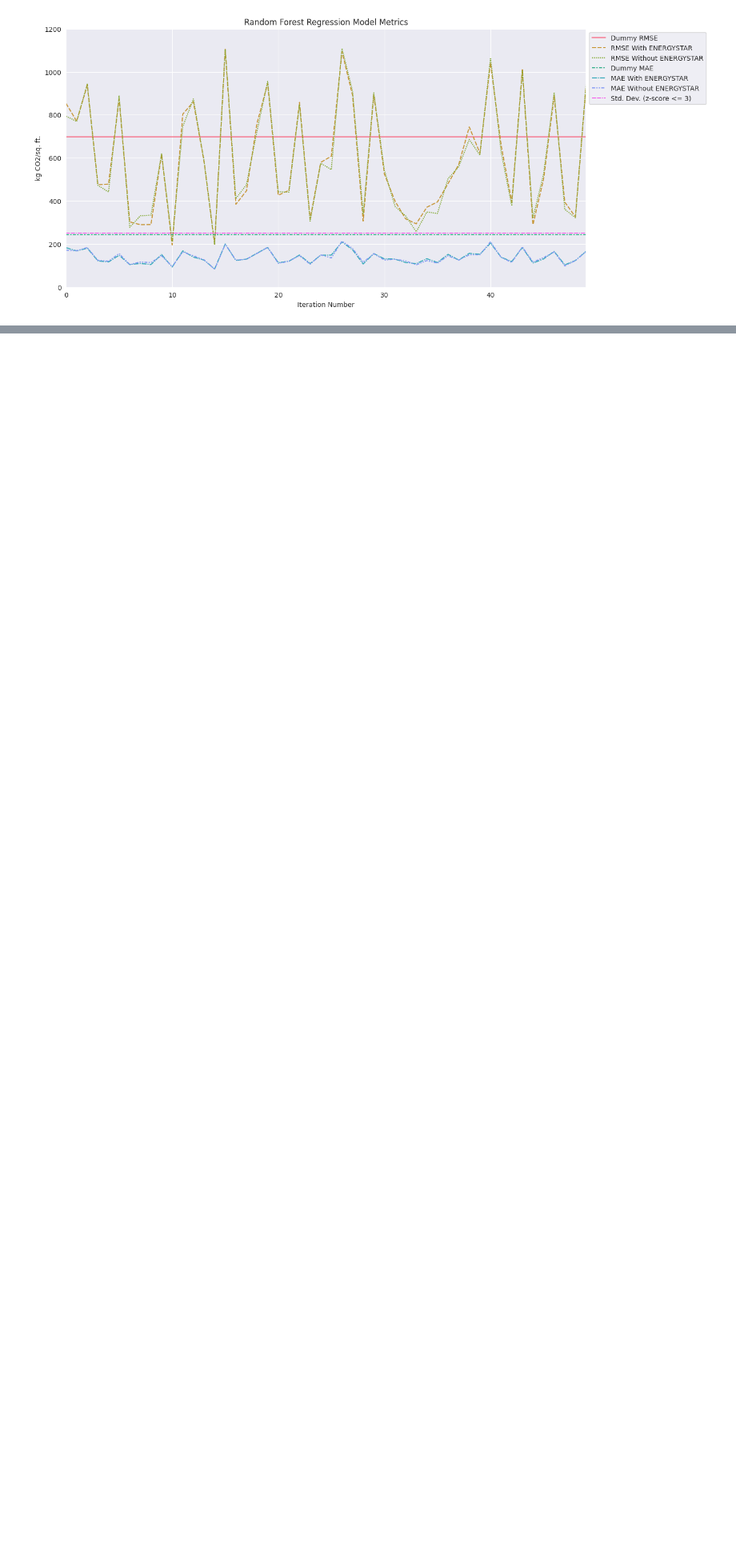
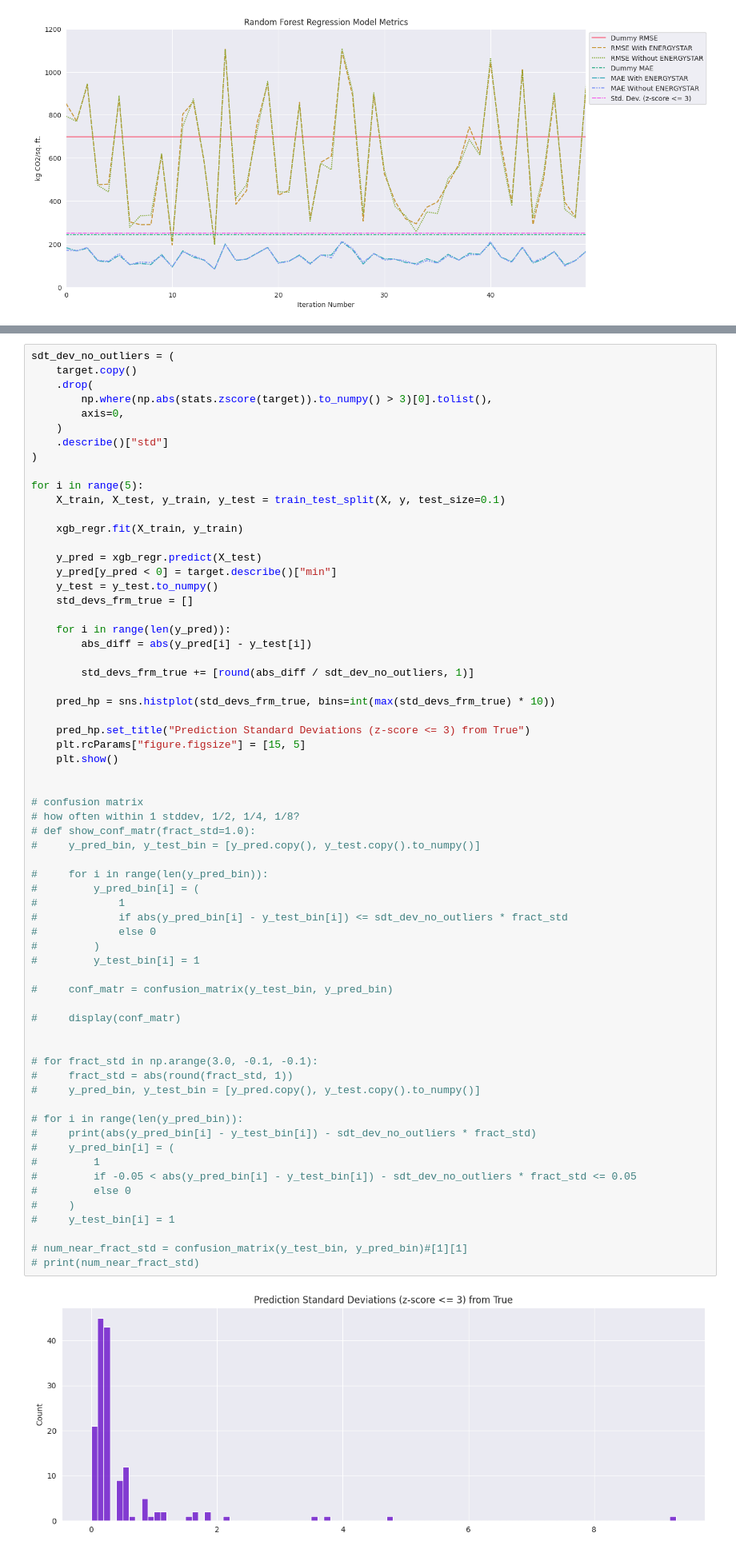
Before and after one commit to gabrielhermel/OC_DS_P4, a Jupyter notebook: Hermel_Gabriel_2_notebook_prediction_112022.ipynb, the cells around one changed output, grey strips where cells are left out. Shown: that part at 80% size. Drawn from its saved outputs; the diff is of its cells as text; blank space fills up the shorter version.

```diff
--- a/Hermel_Gabriel_2_notebook_prediction_112022.ipynb
+++ b/Hermel_Gabriel_2_notebook_prediction_112022.ipynb
@@ -791,0 +804,67 @@ plt.show()
+# %%
+sdt_dev_no_outliers = (
+    target.copy()
+    .drop(
+        np.where(np.abs(stats.zscore(target)).to_numpy() > 3)[0].tolist(),
+        axis=0,
+    )
+    .describe()["std"]
+)
+
+for i in range(5):
+    X_train, X_test, y_train, y_test = train_test_split(X, y, test_size=0.1)
+
+    xgb_regr.fit(X_train, y_train)
+
+    y_pred = xgb_regr.predict(X_test)
+    y_pred[y_pred < 0] = target.describe()["min"]
+    y_test = y_test.to_numpy()
+    std_devs_frm_true = []
+
+    for i in range(len(y_pred)):
+        abs_diff = abs(y_pred[i] - y_test[i])
+
+        std_devs_frm_true += [round(abs_diff / sdt_dev_no_outliers, 1)]
+
+    pred_hp = sns.histplot(std_devs_frm_true, bins=int(max(std_devs_frm_true) * 10))
+
+    pred_hp.set_title("Prediction Standard Deviations (z-score <= 3) from True")
+    plt.rcParams["figure.figsize"] = [15, 5]
+    plt.show()
+
+
+# confusion matrix
+# how often within 1 stddev, 1/2, 1/4, 1/8?
+# def show_conf_matr(fract_std=1.0):
+#     y_pred_bin, y_test_bin = [y_pred.copy(), y_test.copy().to_numpy()]
+
+#     for i in range(len(y_pred_bin)):
+#         y_pred_bin[i] = (
+#             1
+#             if abs(y_pred_bin[i] - y_test_bin[i]) <= sdt_dev_no_outliers * fract_std
+#             else 0
+#         )
+#         y_test_bin[i] = 1
+
+#     conf_matr = confusion_matrix(y_test_bin, y_pred_bin)
+
+#     display(conf_matr)
+
+
+# for fract_std in np.arange(3.0, -0.1, -0.1):
+#     fract_std = abs(round(fract_std, 1))
+#     y_pred_bin, y_test_bin = [y_pred.copy(), y_test.copy().to_numpy()]
+
+# for i in range(len(y_pred_bin)):
+#     print(abs(y_pred_bin[i] - y_test_bin[i]) - sdt_dev_no_outliers * fract_std)
+#     y_pred_bin[i] = (
+#         1
+#         if -0.05 < abs(y_pred_bin[i] - y_test_bin[i]) - sdt_dev_no_outliers * fract_std <= 0.05
+#         else 0
+#     )
+#     y_test_bin[i] = 1
+
+# num_near_fract_std = confusion_matrix(y_test_bin, y_pred_bin)#[1][1]
+# print(num_near_fract_std)
+# %% [output]
+[figure, added]
```
Also changed, not shown: parts of 6 cells of this notebook.
